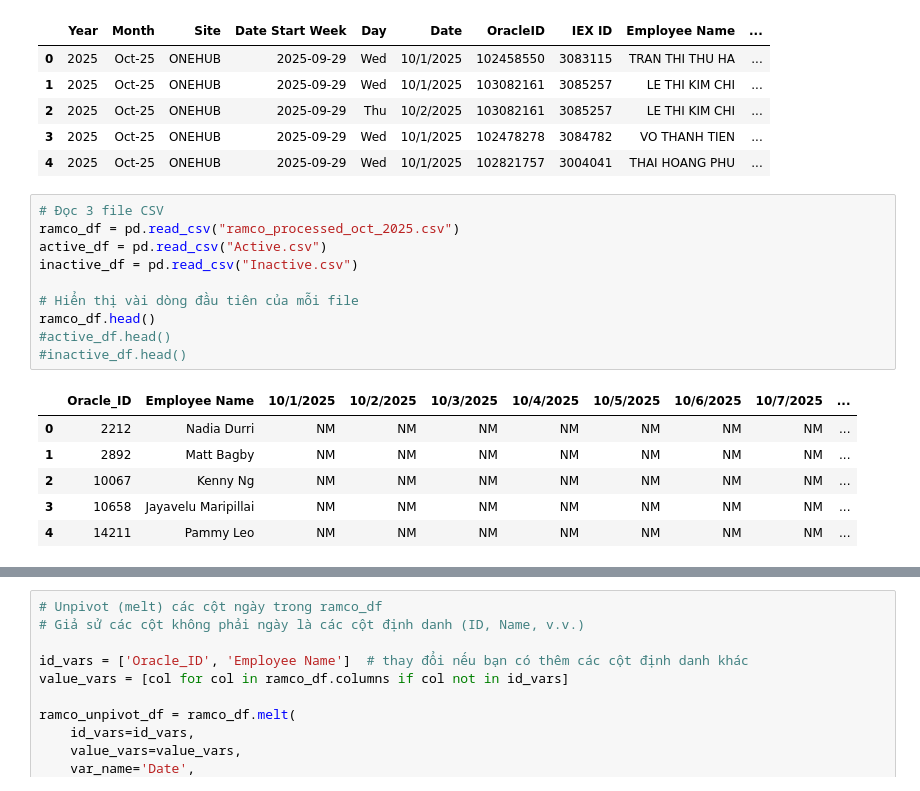
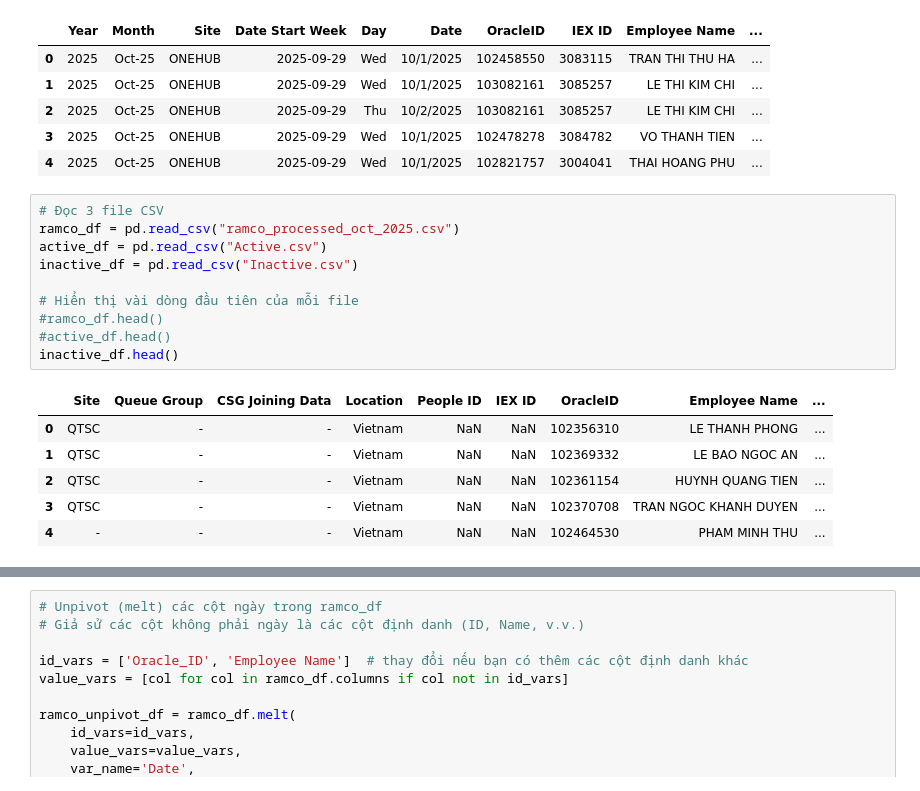
Before and after one commit to hoangvu2002/mismatch-ramco, a Jupyter notebook: mismatch.ipynb, the cells around one changed output, grey strips where cells are left out. Saved outputs shown, nothing was run; the diff lists cells and outputs as text.

```diff
--- a/mismatch.ipynb
+++ b/mismatch.ipynb
@@ -94,18 +94,18 @@ atd_final_df.head()
 # %%
 # Đọc 3 file CSV
 ramco_df = pd.read_csv("ramco_processed_oct_2025.csv")
 active_df = pd.read_csv("Active.csv")
 inactive_df = pd.read_csv("Inactive.csv")
 
 # Hiển thị vài dòng đầu tiên của mỗi file
-ramco_df.head()
+#ramco_df.head()
 #active_df.head()
-#inactive_df.head()
+inactive_df.head()
 # %% [output]
-|  | Oracle_ID | Employee Name | 10/1/2025 | 10/2/2025 | 10/3/2025 | 10/4/2025 | 10/5/2025 | 10/6/2025 | 10/7/2025 | ... |
-| 0 | 2212 | Nadia Durri | NM | NM | NM | NM | NM | NM | NM | ... |
-| 1 | 2892 | Matt Bagby | NM | NM | NM | NM | NM | NM | NM | ... |
-| 2 | 10067 | Kenny Ng | NM | NM | NM | NM | NM | NM | NM | ... |
-| 3 | 10658 | Jayavelu Maripillai | NM | NM | NM | NM | NM | NM | NM | ... |
-| 4 | 14211 | Pammy Leo | NM | NM | NM | NM | NM | NM | NM | ... |
+|  | Site | Queue Group | CSG Joining Data | Location | People ID | IEX ID | OracleID | Employee Name | ... |
+| 0 | QTSC | - | - | Vietnam | NaN | NaN | 102356310 | LE THANH PHONG | ... |
+| 1 | QTSC | - | - | Vietnam | NaN | NaN | 102369332 | LE BAO NGOC AN | ... |
+| 2 | QTSC | - | - | Vietnam | NaN | NaN | 102361154 | HUYNH QUANG TIEN | ... |
+| 3 | QTSC | - | - | Vietnam | NaN | NaN | 102370708 | TRAN NGOC KHANH DUYEN | ... |
+| 4 | - | - | - | Vietnam | NaN | NaN | 102464530 | PHAM MINH THU | ... |
 # %%
```
Also changed, not shown: parts of 2 cells of this notebook.
